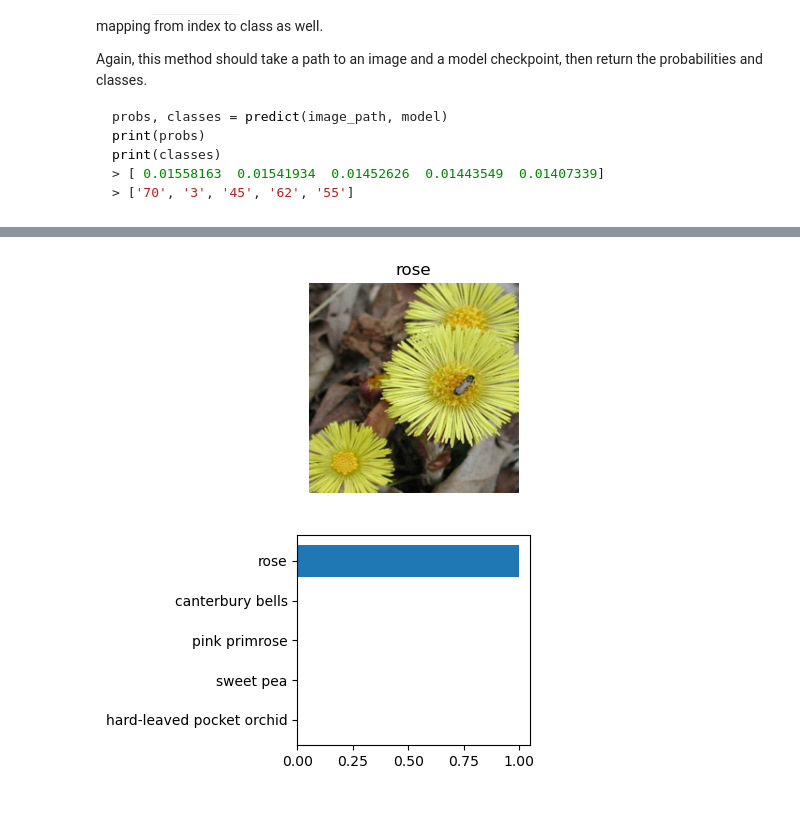
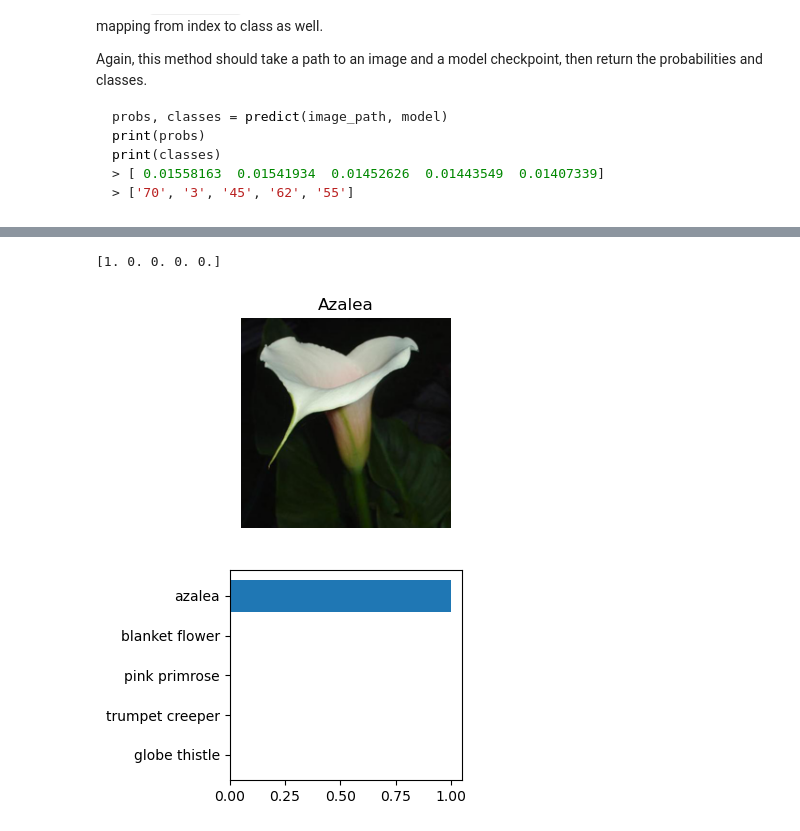
Before and after one commit to msughterA/floweres_classification, a Jupyter notebook: Image Classifier Project.ipynb, the cells around one changed output, grey strips where cells are left out. Cells and saved outputs as stored; diff of their text form; code cells hidden in the pictures.

```diff
--- a/Image Classifier Project.ipynb
+++ b/Image Classifier Project.ipynb
@@ -317,8 +330,11 @@ def load_model(check_point_path):
     model.load_state_dict(checkpoint['model_state_dict'])
     # optimizer details
     optimizer.load_state_dict(checkpoint['optimizer_state_dict'])
+    # load class to idx details
+    class_to_idx = checkpoint['class_to_idx']
+    return class_to_idx
 # %%
-load_model('flower_model_checkpoint_epochs_10.pth')
+class_to_idx=load_model('flower_model_checkpoint_epochs_10.pth')
 # %% [markdown]
 # Inference for classification
 
@@ -383,7 +399,7 @@ def imshow(image, ax=None, title=None):
     # image = std * image + mean
     # Image needs to be clipped between 0 and 1 or it looks like noise when displayed
     # image = np.clip(image, 0, 1)
-    ax1.set_title("rose")
+    ax1.set_title("Azalea")
     ax1.imshow(image)
     plt.title(title)
     ax1.axis('off')
@@ -426,15 +442,17 @@ def predict(image_path, model, topk=5):
     # get the probabilities
     ps = torch.exp(logps)
     # get the top class and probs and return
-    top_p,top_class = ps.topk(topk,dim=1)
+    top_p,top_indices = ps.topk(topk,dim=1)
     # convert the classes to names
     # print(top_class[0])
-    top_class_numpy = top_class.cpu().numpy()
-    classes = top_class_numpy[0]
-    names = [cat_to_name[str(c+1)] for c in classes ]
+    top_indices_numpy = top_indices.cpu().numpy()
+    idx_to_class = {x: y for y, x in class_to_idx.items()}
+    top_classes = [idx_to_class[x] for x in top_indices_numpy[0]]
+    names = [cat_to_name[str(i)] for i in top_classes ]
     top_p_numpy = top_p.cpu().numpy()
     # plot the prediction of the image
     probabilities = top_p_numpy[0]
+    print(probabilities)
     # ax.set_title(names[0])
     ax.barh(y=np.flip(np.array(names)),width=np.flip(np.array(probabilities)))
 
@@ -449,8 +467,9 @@ Now that you can use a trained model for predictions, check to make sure it make
 You can convert from the class integer encoding to actual flower names with the `cat_to_name.json` file (should have been loaded earlier in the notebook). To show a PyTorch tensor as an image, use the `imshow` function defined above.
 # %%
 # TODO: Display an image along with the top 5 classes
-predict("/home/terungwa/msughter/aipnd-project/flowers/test/12/image_03996.jpg",model)
+predict("/home/terungwa/msughter/aipnd-project/flowers/test/20/image_04912.jpg",model)
 # print(cat_to_name[str(73)])
 # [c for c in [1,2,3,4]]
 # %% [output]
+[1. 0. 0. 0. 0.]
-[figure, old version]
+[figure, new version]
```
Also changed, not shown: parts of 5 cells of this notebook, 3 other files.
